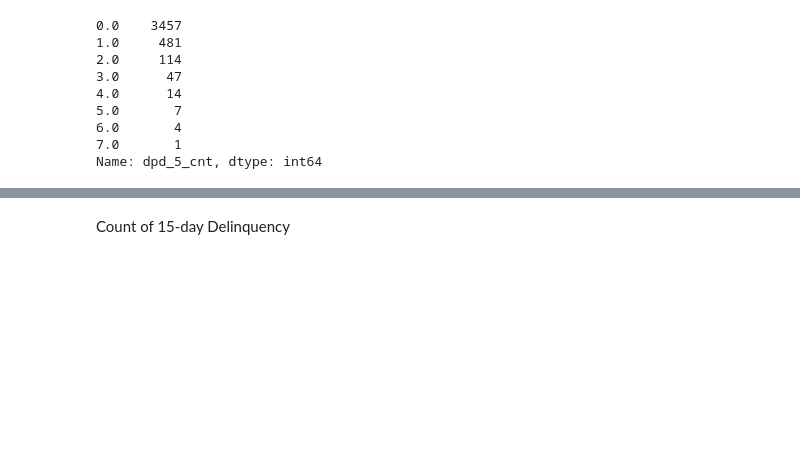
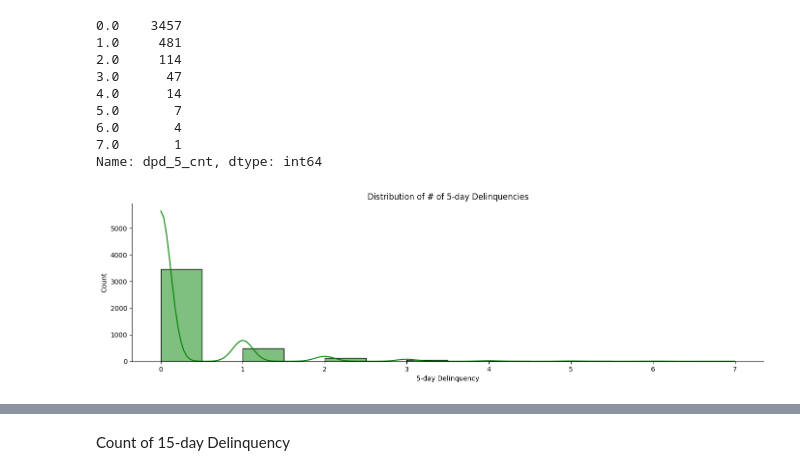
Before and after one commit to brdeleon/flagging_loans_shapley_values, a Jupyter notebook: flagging_loans.ipynb, the cells around one changed output, grey strips where cells are left out. Cells and saved outputs as stored; diff of their text form; code cells hidden in the pictures; blank space fills up the shorter version.

```diff
--- a/flagging_loans.ipynb
+++ b/flagging_loans.ipynb
@@ -1029,3 +1079,12 @@ df.dpd_5_cnt.value_counts(dropna=False)
 6.0       4
 7.0       1
 Name: dpd_5_cnt, dtype: int64
+# %%
+# Visually inspecting count distribution of feature
+sns.displot(df.dpd_5_cnt,
+            height=4,
+            aspect=3.5,
+            kde=True,
+            color='green').set(title='Distribution of # of 5-day Delinquencies').set(xlabel='5-day Delinquency');
+# %% [output]
+[figure, added]
```
Also changed, not shown: parts of 41 cells of this notebook.
